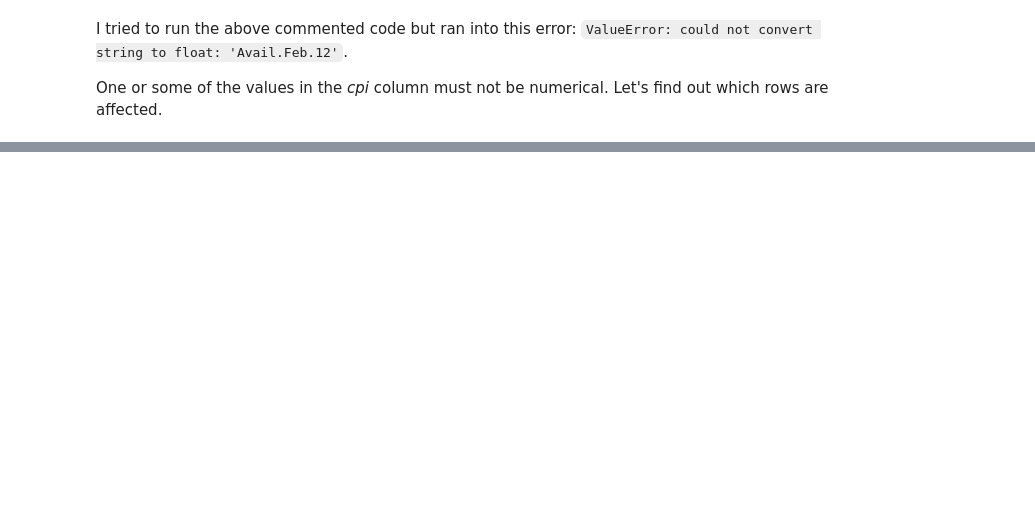
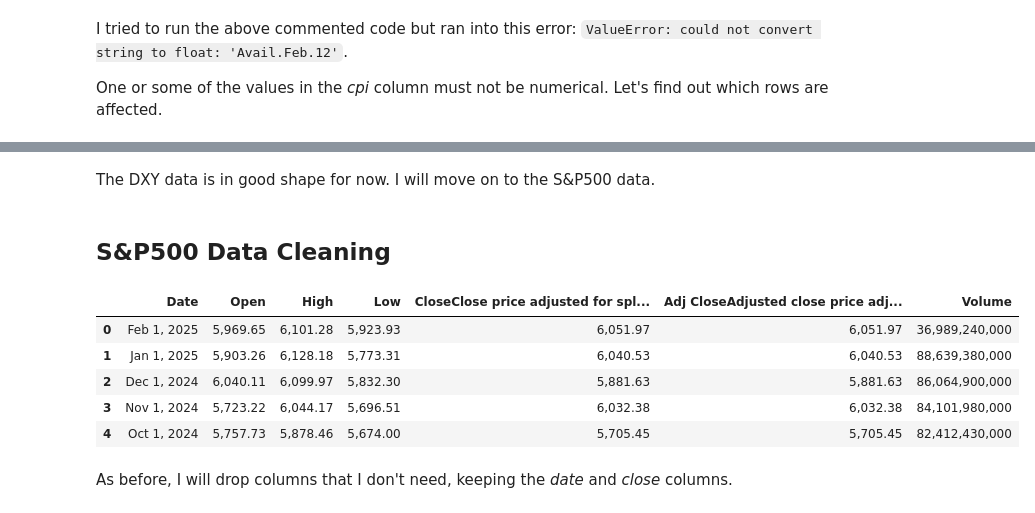
Before and after one commit to keanscott/gold_predictor, a Jupyter notebook: data_cleaning/gold_data_cleaning.ipynb, the cells around one changed output, grey strips where cells are left out. Drawn from its saved outputs; the diff is of its cells as text; code cells hidden in the pictures; blank space fills up the shorter version.

```diff
--- a/data_cleaning/gold_data_cleaning.ipynb
+++ b/data_cleaning/gold_data_cleaning.ipynb
@@ -223,0 +311,16 @@ print(non_numerical_idx)
+# %% [markdown]
+The DXY data is in good shape for now. I will move on to the S&P500 data.
+# %% [markdown]
+## S&P500 Data Cleaning
+# %%
+sp500_data = pd.read_csv("../data/sp500_data.csv")
+sp500_data.head()
+# %% [output]
+|  | Date | Open | High | Low | CloseClose price adjusted for spl... | Adj CloseAdjusted close price adj... | Volume |
+| 0 | Feb 1, 2025 | 5,969.65 | 6,101.28 | 5,923.93 | 6,051.97 | 6,051.97 | 36,989,240,000 |
+| 1 | Jan 1, 2025 | 5,903.26 | 6,128.18 | 5,773.31 | 6,040.53 | 6,040.53 | 88,639,380,000 |
+| 2 | Dec 1, 2024 | 6,040.11 | 6,099.97 | 5,832.30 | 5,881.63 | 5,881.63 | 86,064,900,000 |
+| 3 | Nov 1, 2024 | 5,723.22 | 6,044.17 | 5,696.51 | 6,032.38 | 6,032.38 | 84,101,980,000 |
+| 4 | Oct 1, 2024 | 5,757.73 | 5,878.46 | 5,674.00 | 5,705.45 | 5,705.45 | 82,412,430,000 |
+# %% [markdown]
+As before, I will drop columns that I don't need, keeping the *date* and *close* columns.
```
Also changed, not shown: parts of 21 cells of this notebook, 2 other files.
